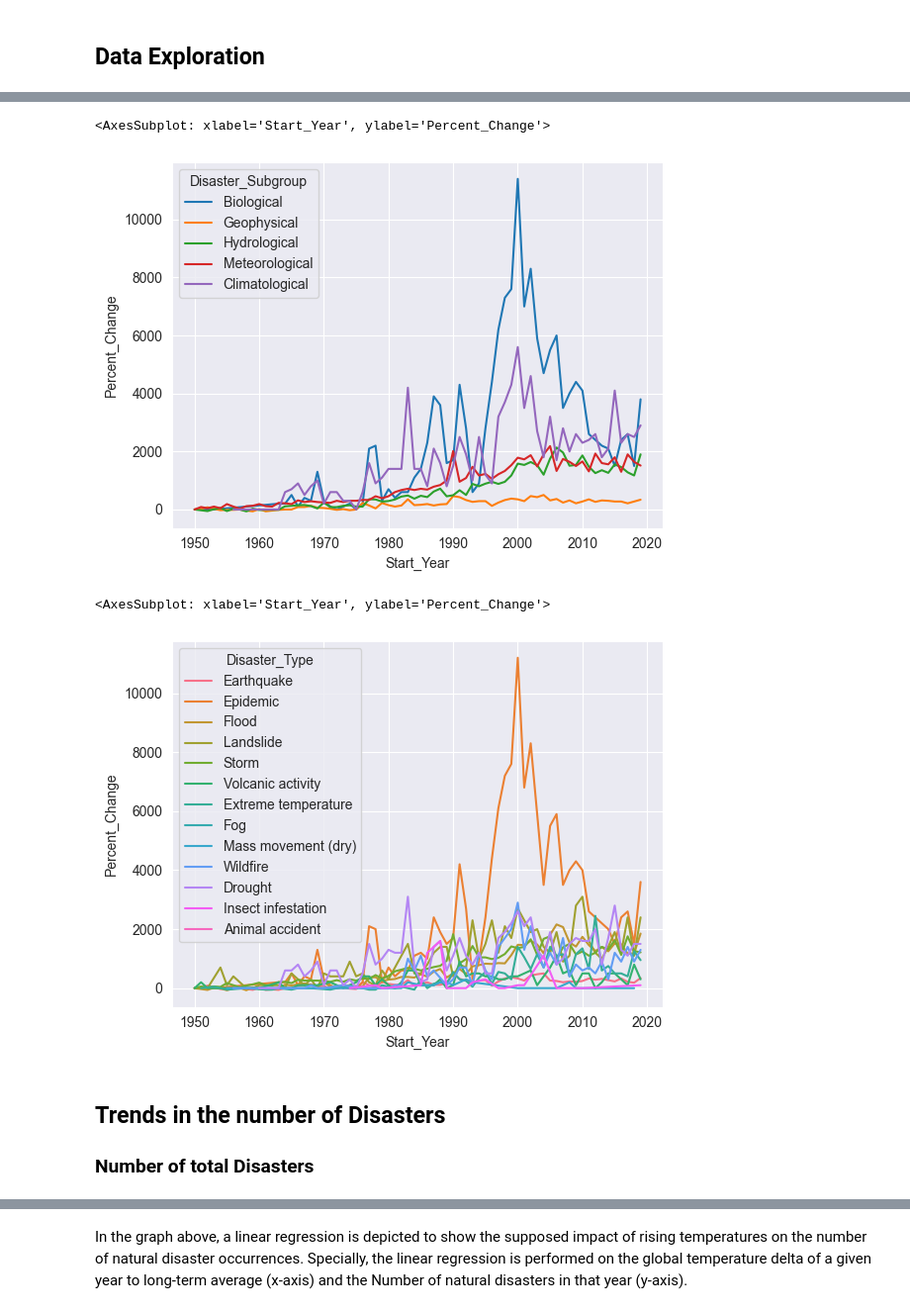
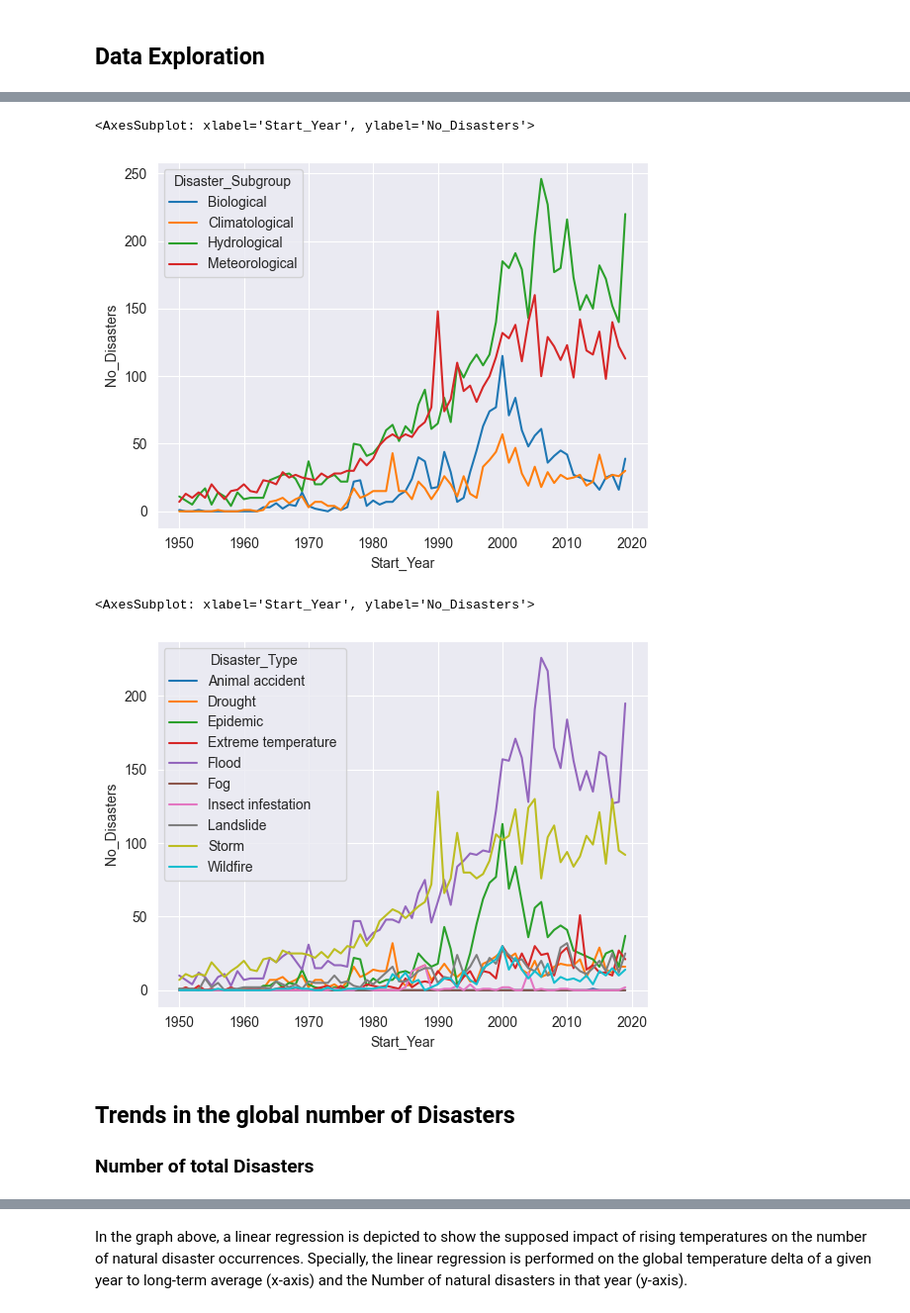
Before and after one commit to r-Files/DOPP, a Jupyter notebook: jupyter_notebooks/lab_question_c.ipynb, the cells around one changed output, grey strips where cells are left out. Shown at 99% size. Cells and saved outputs as stored; diff of their text form; code cells hidden in the pictures.

```diff
--- a/jupyter_notebooks/lab_question_c.ipynb
+++ b/jupyter_notebooks/lab_question_c.ipynb
@@ -62,5 +62,5 @@ Dumping Extra-terrestrial disasters can be assumed to be indifferent to climate
 # %%
-df = df[df["Disaster_Subgroup"] != "Extra-terrestrial"]
+df = df[(df["Disaster_Subgroup"] != "Extra-terrestrial") & (df["Disaster_Subgroup"] != "Geophysical")]
 # %% [markdown]
 ## Get Yearly Deaths
 # %% [markdown]
@@ -146,22 +148,22 @@ sns.lineplot(data=get_yearly_disaster_count(groupby_base, index_cols=["Disaster_
 # %%
 # disaster_subgroup = disaster_classification["Disaster Sub-Group"]
-sns.lineplot(data=get_yearly_pct_change_to_initial(groupby_base, index_cols=["Start_Year","Disaster_Subgroup"]).reset_index(),
+sns.lineplot(data=get_yearly_disaster_count(groupby_base, index_cols=["Start_Year","Disaster_Subgroup"]).reset_index(),
              x="Start_Year",
-             y="Percent_Change",
+             y="No_Disasters",
              hue="Disaster_Subgroup")
 # %% [output]
-<AxesSubplot: xlabel='Start_Year', ylabel='Percent_Change'>
+<AxesSubplot: xlabel='Start_Year', ylabel='No_Disasters'>
-[figure, old version]
+[figure, new version]
 # %%
-sns.lineplot(data=get_yearly_pct_change_to_initial(groupby_base, index_cols=["Start_Year","Disaster_Type"]).reset_index(),
+sns.lineplot(data=get_yearly_disaster_count(groupby_base, index_cols=["Start_Year","Disaster_Type"]).reset_index(),
              x="Start_Year",
-             y="Percent_Change",
+             y="No_Disasters",
              hue="Disaster_Type")
 # %% [output]
-<AxesSubplot: xlabel='Start_Year', ylabel='Percent_Change'>
+<AxesSubplot: xlabel='Start_Year', ylabel='No_Disasters'>
-[figure, old version]
+[figure, new version]
 # %% [markdown]
-## Trends in the number of Disasters
+## Trends in the global number of Disasters
 ### Number of total Disasters
 # %%
 yearly_temp_disasters = pd.concat((yearly_global_temp, get_yearly_disaster_count(groupby_base)), axis="columns")#.rename_axis("Year")
```
Also changed, not shown: parts of 12 cells of this notebook.
